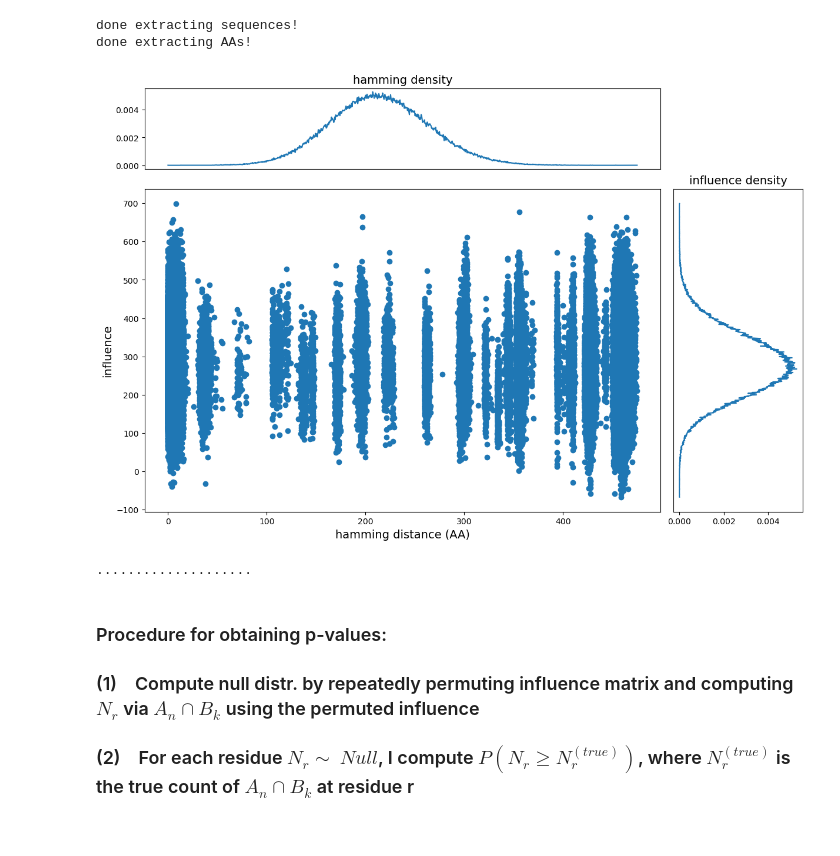
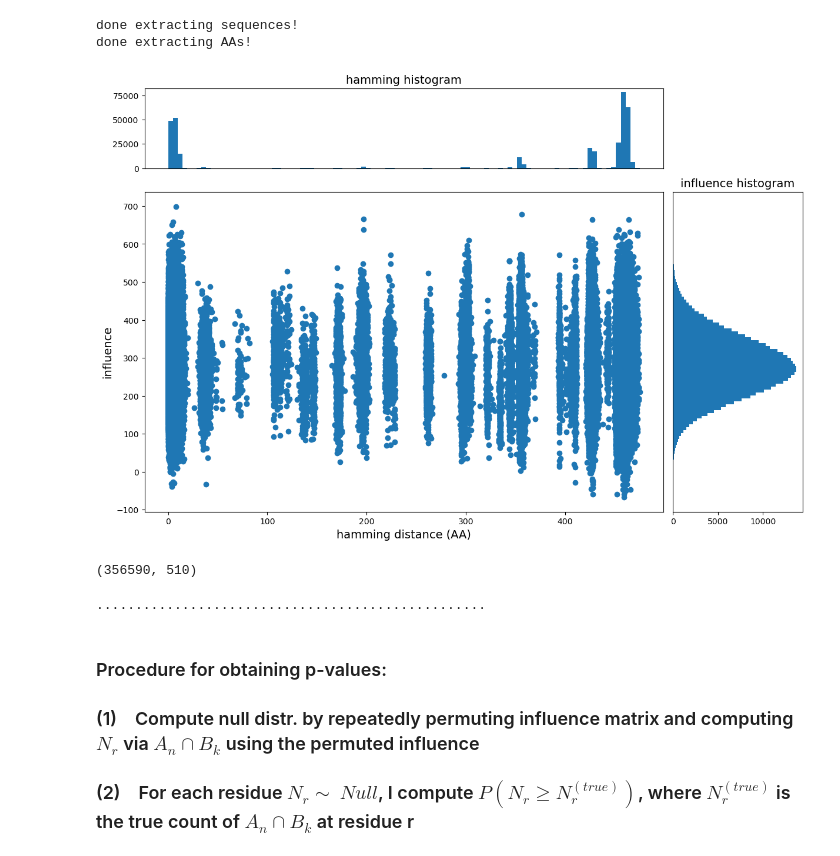
Before and after one commit to blab/sequence-vaes, a Jupyter notebook: ideas_exploration/ex3_exploratory_analysis.ipynb, the cells around one changed output. Saved outputs shown, nothing was run; the diff lists cells and outputs as text; code cells hidden in the pictures.

```diff
--- a/ideas_exploration/ex3_exploratory_analysis.ipynb
+++ b/ideas_exploration/ex3_exploratory_analysis.ipynb
@@ -105,38 +90,25 @@ def get_density_and_distr(bif_matrix, n_bins=1000):
 # %%
-def gaussian(x,mu,var):
-    """
-    pdf of Gaussian
-    """
-    return 1/np.sqrt(2* np.pi * var) * np.exp(-np.square(x-mu) / (2*var))
-
-bif_xvals, bif_cdf, bif_density_y = get_density_and_distr(computed_bif_matrix)
-hamming_xvals, hamming_cdf, hamming_density_y =  get_density_and_distr(hamming_dist)
-(opt_mu, opt_var), pcov = scipy.optimize.curve_fit(gaussian, bif_xvals, bif_density_y, p0=[300, 100])
-
+row, col = np.tril_indices(num_data,k=-1)
 
 fsize=14
 fig, ax = plt.subplot_mosaic([['hamming', '.'],
                                ['scatter', 'bif']],
                               figsize=(12, 8),
                               width_ratios=(4, 1), height_ratios=(1, 4),
                               layout='constrained')
 
-row, col = np.tril_indices(num_data,k=-1)
 ax["scatter"].scatter(hamming_dist[row,col], computed_bif_matrix[row,col])
 ax["scatter"].set_xlabel("hamming distance (AA)", fontsize=fsize)
 ax["scatter"].set_ylabel("influence", fontsize=fsize)
 
-ax["hamming"].plot(hamming_xvals, hamming_density_y)
+ax["hamming"].hist(hamming_dist[row,col], bins=100)
 ax["hamming"].set_xticks([])
-# ax["hamming"].set_yticks([])
-ax["hamming"].set_title("hamming density", fontsize=fsize)
+ax["hamming"].set_title("hamming histogram", fontsize=fsize)
 
-ax["bif"].plot(bif_density_y, bif_xvals)
-# ax["bif"].set_xticks([])
+ax["bif"].hist(computed_bif_matrix[row,col], bins=100, orientation="horizontal")
 ax["bif"].set_yticks([])
-ax["bif"].set_title("influence density", fontsize=fsize)
-# ax["bif"].plot(gaussian(bif_xvals, opt_mu, opt_var), bif_xvals)
+ax["bif"].set_title("influence histogram", fontsize=fsize)
 
 plt.show()
 # %% [output]
-[figure, old version]
+[figure, new version]
@@ -175,3 +121,7 @@ intersection_matrix = np.where((bif_data[None,:,:] - bif_data[:,None,:]) != 0, 1
+# %%
+print(intersection_matrix.shape)
+# %% [output]
+(356590, 510)
 # %%
 def construct_null(
     n_runs,
@@ -216,9 +171,9 @@ def construct_null(
 
     return null_distr
 # %%
-null_distr = construct_null(2000, max_ham_dist=MAX_HAM_DIST, influence_min=influence_min)
+null_distr = construct_null(5000, max_ham_dist=MAX_HAM_DIST, influence_min=influence_min)
 # %% [output]
-....................
+..................................................
 # %% [markdown]
 ### Procedure for obtaining p-values:
 ### (1) &ensp; Compute null distr. by repeatedly permuting influence matrix and computing $N_r$ via $A_n \cap  B_k$ using the permuted influence
```
Also changed, not shown: parts of 8 cells of this notebook.
